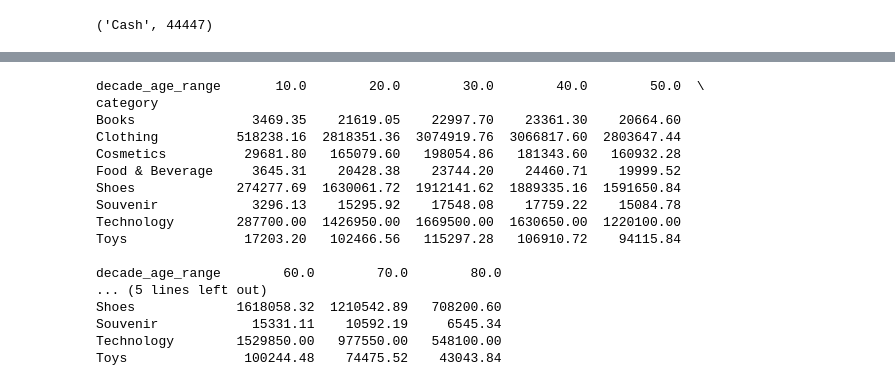
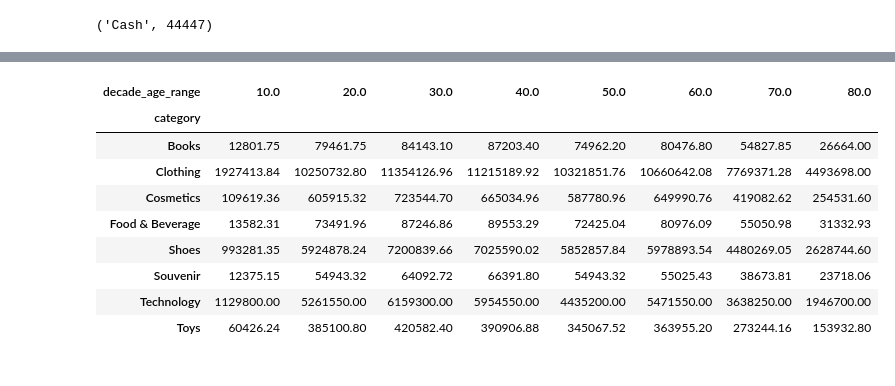
Before and after one commit to LowPriority17/Marco-s-First-Repository, a Jupyter notebook: sales-data.ipynb, the cells around one changed output, grey strips where cells are left out. Cells and saved outputs as stored; diff of their text form; code cells hidden in the pictures.

```diff
--- a/sales-data.ipynb
+++ b/sales-data.ipynb
@@ -86,28 +77,22 @@ Additionally, it is recommended to analyze the data further to identify any spec
 # %%
 import pandas as pd
 
 invoices_df = pd.read_csv(r"C:\Users\marco\OneDrive\Documents\Ateneo\Second Year\Intercession 2023-2024\ITMGT 25.03\fct_invoice (1).csv")
 customers_df = pd.read_json(r"C:\Users\marco\OneDrive\Documents\Ateneo\Second Year\Intercession 2023-2024\ITMGT 25.03\dim_customer (1).json")
 
+invoices_df['sales'] = invoices_df['quantity']*invoices_df['price']
 merged_df = pd.merge(invoices_df, customers_df, left_on='customer_id', right_on='id')
 merged_df['decade_age_range'] = (merged_df['age'] // 10) * 10
-pivot_table = merged_df.pivot_table(values='price', index='category', columns='decade_age_range', aggfunc='sum')
-print(pivot_table)
+pivot_table = merged_df.pivot_table(values='sales', index='category', columns='decade_age_range', aggfunc='sum')
+display(pivot_table)
 # %% [output]
-decade_age_range       10.0        20.0        30.0        40.0        50.0  \
-category
-Books               3469.35    21619.05    22997.70    23361.30    20664.60
-Clothing          518238.16  2818351.36  3074919.76  3066817.60  2803647.44
-Cosmetics          29681.80   165079.60   198054.86   181343.60   160932.28
-Food & Beverage     3645.31    20428.38    23744.20    24460.71    19999.52
-Shoes             274277.69  1630061.72  1912141.62  1889335.16  1591650.84
-Souvenir            3296.13    15295.92    17548.08    17759.22    15084.78
-Technology        287700.00  1426950.00  1669500.00  1630650.00  1220100.00
-Toys               17203.20   102466.56   115297.28   106910.72    94115.84
-
-decade_age_range        60.0        70.0        80.0
-... (5 lines left out)
-Shoes             1618058.32  1210542.89   708200.60
-Souvenir            15331.11    10592.19     6545.34
-Technology        1529850.00   977550.00   548100.00
-Toys               100244.48    74475.52    43043.84
+| decade_age_range | 10.0 | 20.0 | 30.0 | 40.0 | 50.0 | 60.0 | 70.0 | 80.0 |
+| category |  |  |  |  |  |  |  |  |
+| Books | 12801.75 | 79461.75 | 84143.10 | 87203.40 | 74962.20 | 80476.80 | 54827.85 | 26664.00 |
+| Clothing | 1927413.84 | 10250732.80 | 11354126.96 | 11215189.92 | 10321851.76 | 10660642.08 | 7769371.28 | 4493698.00 |
+| Cosmetics | 109619.36 | 605915.32 | 723544.70 | 665034.96 | 587780.96 | 649990.76 | 419082.62 | 254531.60 |
+| Food & Beverage | 13582.31 | 73491.96 | 87246.86 | 89553.29 | 72425.04 | 80976.09 | 55050.98 | 31332.93 |
+| Shoes | 993281.35 | 5924878.24 | 7200839.66 | 7025590.02 | 5852857.84 | 5978893.54 | 4480269.05 | 2628744.60 |
+| Souvenir | 12375.15 | 54943.32 | 64092.72 | 66391.80 | 54943.32 | 55025.43 | 38673.81 | 23718.06 |
+| Technology | 1129800.00 | 5261550.00 | 6159300.00 | 5954550.00 | 4435200.00 | 5471550.00 | 3638250.00 | 1946700.00 |
+| Toys | 60426.24 | 385100.80 | 420582.40 | 390906.88 | 345067.52 | 363955.20 | 273244.16 | 153932.80 |
```
Also changed, not shown: parts of 3 cells of this notebook.
